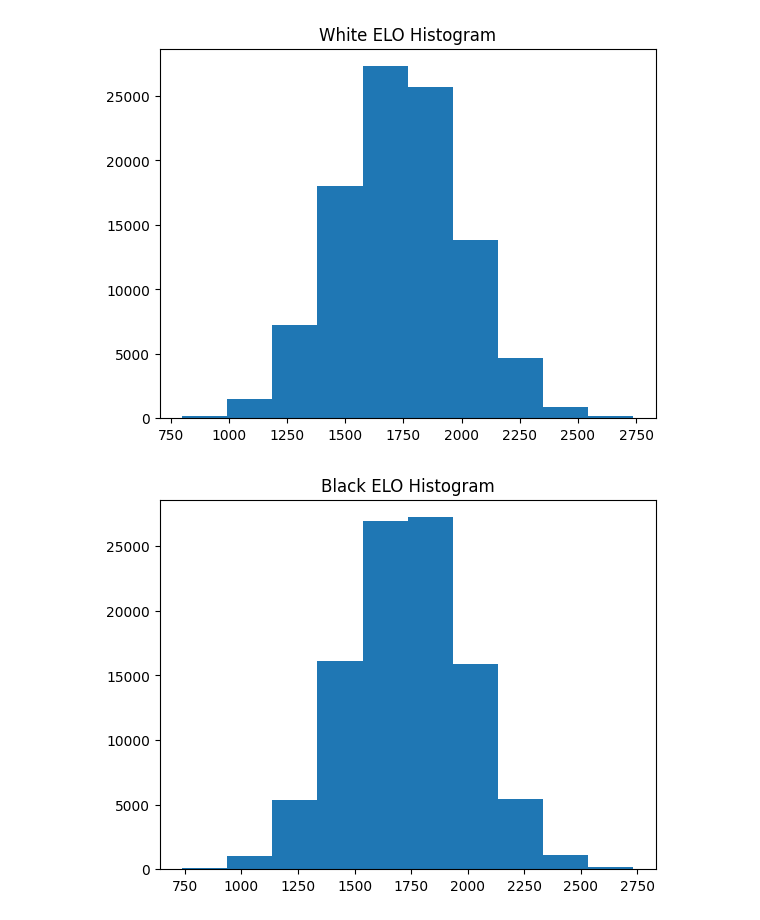
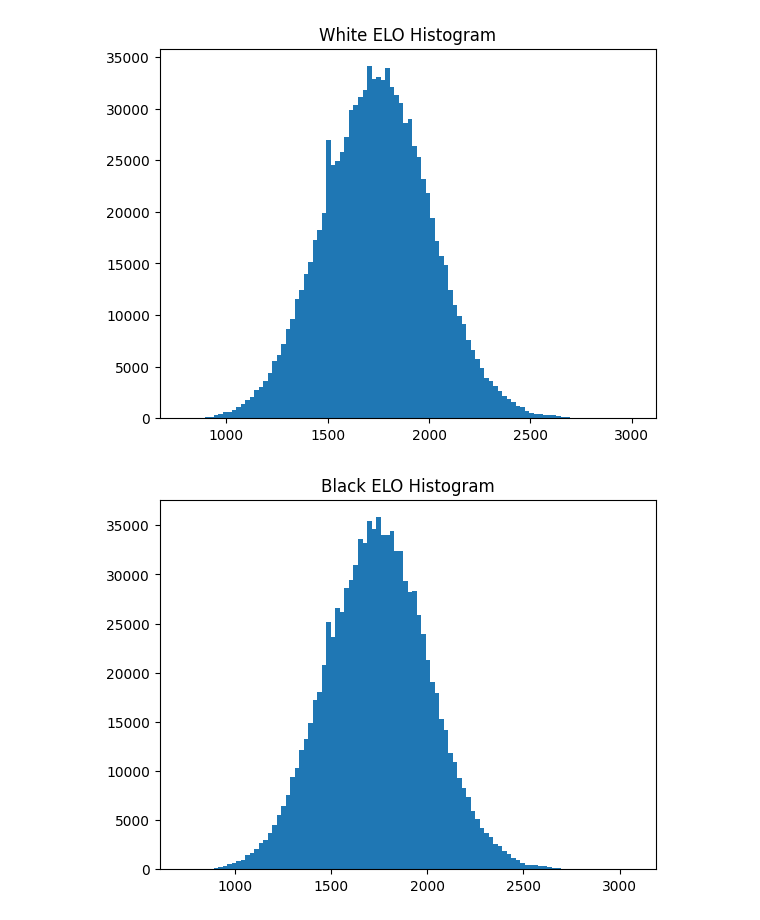
Before and after one commit to Mr-Barros/ENG4040, a Jupyter notebook: src/analises/tratamento-base-kaggle.ipynb, the cells around one changed output. Cells and saved outputs as stored; diff of their text form; code cells hidden in the pictures.

```diff
--- a/src/analises/tratamento-base-kaggle.ipynb
+++ b/src/analises/tratamento-base-kaggle.ipynb
@@ -6,7 +6,7 @@ import seaborn as sns
 # %%
 pd.set_option('display.max_columns', None)
 path = '../../dados/experimentos/chess_games.csv'
-df = pd.read_csv(path, nrows=100000)
+df = pd.read_csv(path, nrows=1000000)
 df.head()
 # %% [output]
 |  | Event | White | Black | Result | UTCDate | UTCTime | WhiteElo | BlackElo | WhiteRatingDiff | ... |
@@ -74,24 +74,24 @@ max        644.000000
 Name: BlackRatingDiff, dtype: float64
 # %%
-plt.hist(df['WhiteElo'])
+plt.hist(df['WhiteElo'],bins = 100)
 plt.title('White ELO Histogram')
 plt.show()
 
-plt.hist(df['BlackElo'])
+plt.hist(df['BlackElo'],bins = 100)
 plt.title('Black ELO Histogram')
 plt.show()
 
-plt.hist(df['RatingDiff'])
+plt.hist(df['RatingDiff'],bins = 100)
 plt.title('Rating Difference Histogram')
 plt.show()
 
 plt.bar(['Loss', 'Draw', 'Victory'], df['WhiteWon'].value_counts().sort_index())
 plt.title('White Results')
 plt.show()
 
 plt.bar(['Loss', 'Draw', 'Victory'], df['BlackWon'].value_counts().sort_index())
 plt.title('Black Results')
 plt.show()
 # %% [output]
-[figure, old version]
+[figure, new version]
-[figure, old version]
+[figure, new version]
```
Also changed, not shown: parts of 4 cells of this notebook.
